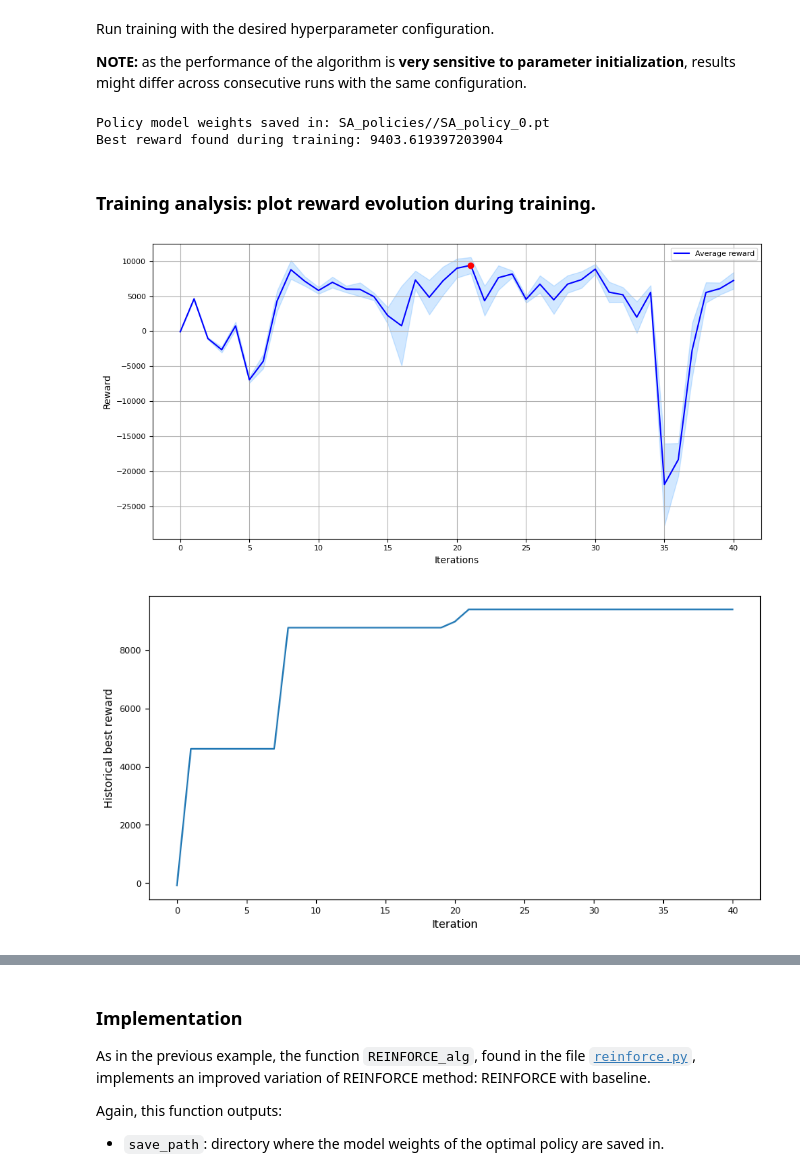
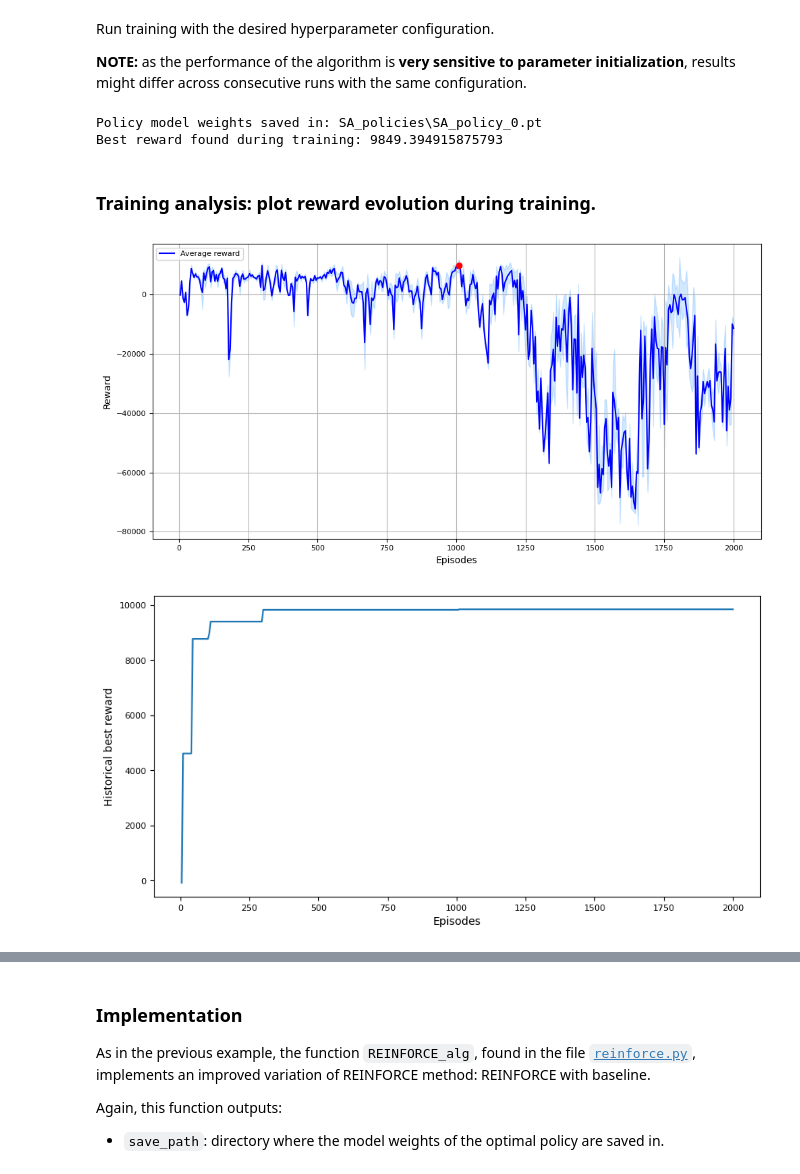
Before and after one commit to isfons/RL_CW, a Jupyter notebook: ML4CE_RL_INV_CW.ipynb, the cells around one changed output, grey strips where cells are left out. Saved outputs shown, nothing was run; the diff lists cells and outputs as text; code cells hidden in the pictures.

```diff
--- a/ML4CE_RL_INV_CW.ipynb
+++ b/ML4CE_RL_INV_CW.ipynb
@@ -138,9 +138,9 @@ hyperparamSA['param_max'] = 1.
 hyperparamSA['num_episodes_avg'] = 5
 # Algorithm-specific hyperparameters
 hyperparamSA['initial_temp'] = 1e7
-hyperparamSA['max_episodes'] = 200
+hyperparamSA['max_episodes'] = 5000
 # Execution control
-hyperparamSA["max_time"] = 60
+hyperparamSA["max_time"] = 60*5
 # %% [markdown]
 Run training with the desired hyperparameter configuration.
 
@@ -150,21 +150,21 @@ policy_SA = PolicyNetwork(input_size=env.observation_space.shape[0],
                           output_size=env.action_space.shape[0],)
 policySA_param , plot_info = simulated_annealing_alg(env, policy_SA, **hyperparamSA)
 # %% [output]
-Policy model weights saved in: SA_policies//SA_policy_0.pt
-Best reward found during training: 9403.619397203904
+Policy model weights saved in: SA_policies\SA_policy_0.pt
+Best reward found during training: 9849.394915875793
 # %% [markdown]
 ### **Training analysis:** plot reward evolution during training.
 # %%
 # Plot solution evolution per iteration
-plot_reward_evolution(list(range(len(plot_info['reward_history']))), plot_info['reward_history'], reward_std=plot_info['std_history']);
+plot_reward_evolution(plot_info['episodes'], plot_info['reward_history'], reward_std=plot_info['std_history']);
 
 # Plot historical best reward
-plt.plot(list(range(len(plot_info['best_reward_history']))), plot_info['best_reward_history'])
-plt.xlabel('Iteration')
+plt.plot(plot_info['episodes'], plot_info['best_reward_history'])
+plt.xlabel('Episodes')
 plt.ylabel('Historical best reward');
 # %% [output]
-[figure, old version]
+[figure, new version]
-[figure, old version]
+[figure, new version]
 # %% [markdown]
 ## **2.2 REINFORCE with baseline**
 
```
Also changed, not shown: parts of 10 cells of this notebook, 9 other files.
